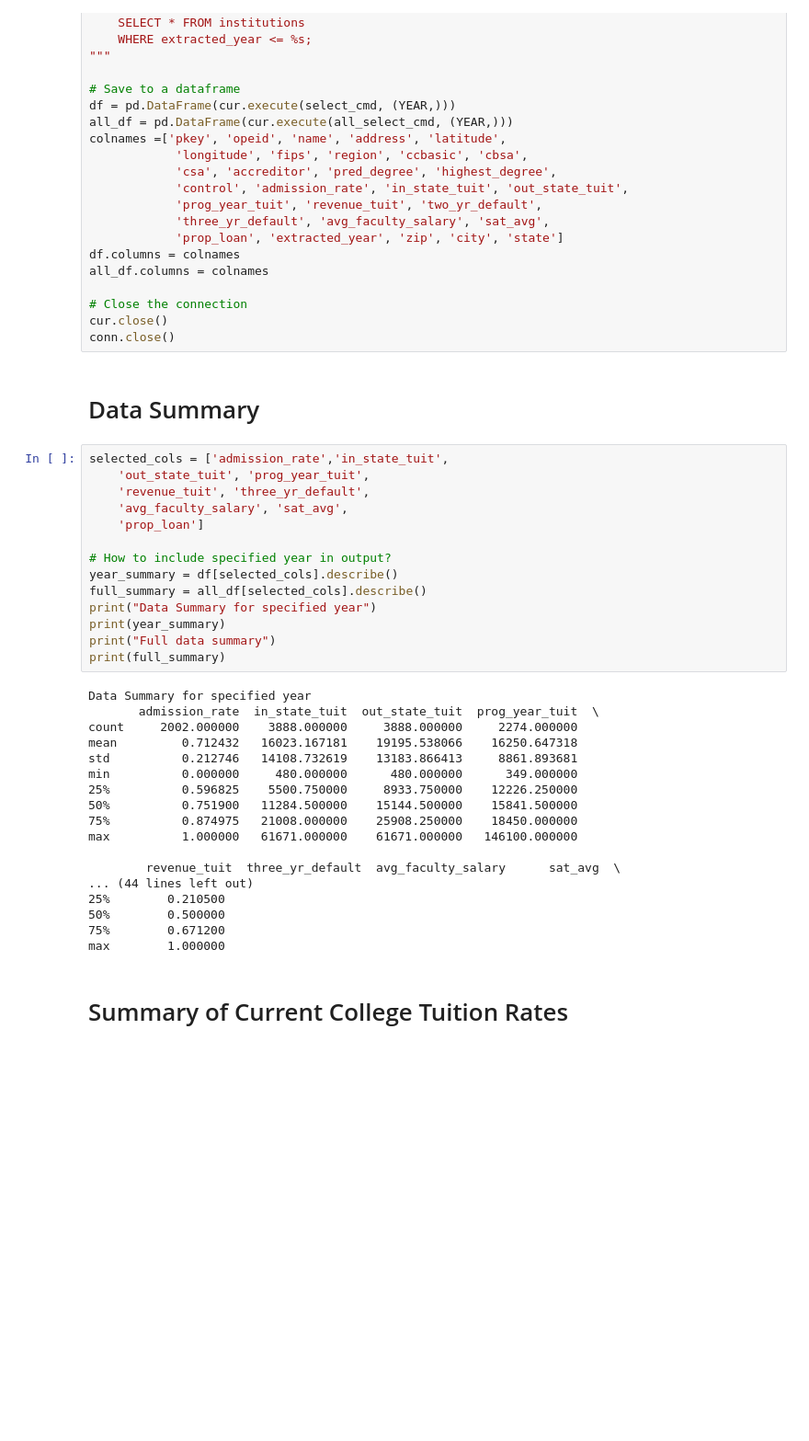
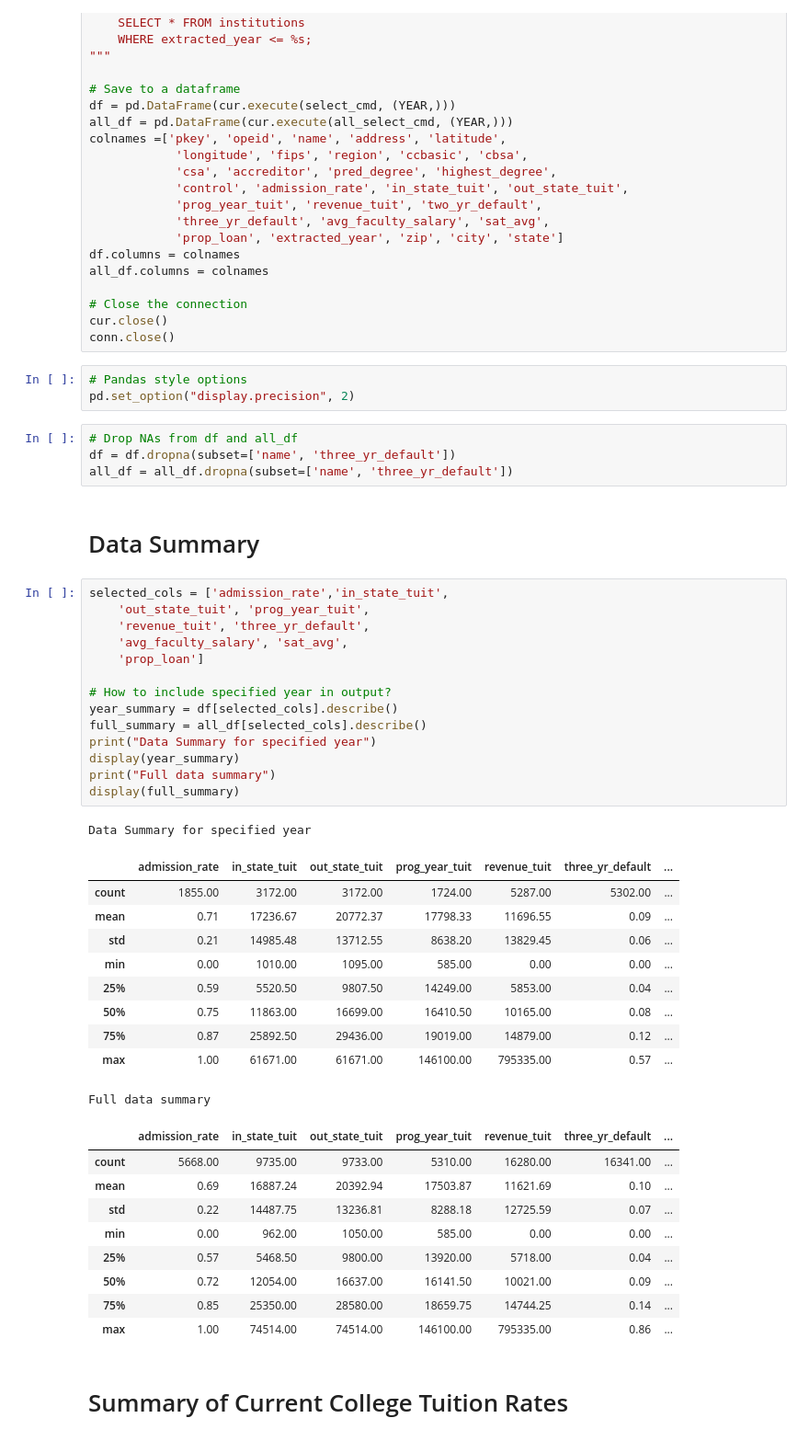
Before and after one commit to sophiagzf/teamHoward, a Jupyter notebook: create_report.ipynb, the cells around one changed output. Shown at 92% size. Cells and saved outputs as stored; diff of their text form; blank space fills up the shorter version.

```diff
--- a/create_report.ipynb
+++ b/create_report.ipynb
@@ -52,40 +54,50 @@ all_df.columns = colnames
 # Close the connection
 cur.close()
 conn.close()
+# %%
+# Pandas style options
+pd.set_option("display.precision", 2)
+# %%
+# Drop NAs from df and all_df
+df = df.dropna(subset=['name', 'three_yr_default'])
+all_df = all_df.dropna(subset=['name', 'three_yr_default'])
 # %% [markdown]
 # Data Summary
 # %%
 selected_cols = ['admission_rate','in_state_tuit',
     'out_state_tuit', 'prog_year_tuit',
     'revenue_tuit', 'three_yr_default',
     'avg_faculty_salary', 'sat_avg',
     'prop_loan']
 
 # How to include specified year in output?
 year_summary = df[selected_cols].describe()
 full_summary = all_df[selected_cols].describe()
 print("Data Summary for specified year")
-print(year_summary)
+display(year_summary)
 print("Full data summary")
-print(full_summary)
+display(full_summary)
 # %% [output]
 Data Summary for specified year
-       admission_rate  in_state_tuit  out_state_tuit  prog_year_tuit  \
-count     2002.000000    3888.000000     3888.000000     2274.000000
-mean         0.712432   16023.167181    19195.538066    16250.647318
-std          0.212746   14108.732619    13183.866413     8861.893681
-min          0.000000     480.000000      480.000000      349.000000
-25%          0.596825    5500.750000     8933.750000    12226.250000
-50%          0.751900   11284.500000    15144.500000    15841.500000
-75%          0.874975   21008.000000    25908.250000    18450.000000
-max          1.000000   61671.000000    61671.000000   146100.000000
-
-        revenue_tuit  three_yr_default  avg_faculty_salary      sat_avg  \
-... (44 lines left out)
-25%        0.210500
-50%        0.500000
-75%        0.671200
-max        1.000000
+|  | admission_rate | in_state_tuit | out_state_tuit | prog_year_tuit | revenue_tuit | three_yr_default | ... |
+| count | 1855.00 | 3172.00 | 3172.00 | 1724.00 | 5287.00 | 5302.00 | ... |
+| mean | 0.71 | 17236.67 | 20772.37 | 17798.33 | 11696.55 | 0.09 | ... |
+| std | 0.21 | 14985.48 | 13712.55 | 8638.20 | 13829.45 | 0.06 | ... |
+| min | 0.00 | 1010.00 | 1095.00 | 585.00 | 0.00 | 0.00 | ... |
+| 25% | 0.59 | 5520.50 | 9807.50 | 14249.00 | 5853.00 | 0.04 | ... |
+| 50% | 0.75 | 11863.00 | 16699.00 | 16410.50 | 10165.00 | 0.08 | ... |
+| 75% | 0.87 | 25892.50 | 29436.00 | 19019.00 | 14879.00 | 0.12 | ... |
+| max | 1.00 | 61671.00 | 61671.00 | 146100.00 | 795335.00 | 0.57 | ... |
+Full data summary
+|  | admission_rate | in_state_tuit | out_state_tuit | prog_year_tuit | revenue_tuit | three_yr_default | ... |
+| count | 5668.00 | 9735.00 | 9733.00 | 5310.00 | 16280.00 | 16341.00 | ... |
+| mean | 0.69 | 16887.24 | 20392.94 | 17503.87 | 11621.69 | 0.10 | ... |
+| std | 0.22 | 14487.75 | 13236.81 | 8288.18 | 12725.59 | 0.07 | ... |
+| min | 0.00 | 962.00 | 1050.00 | 585.00 | 0.00 | 0.00 | ... |
+| 25% | 0.57 | 5468.50 | 9800.00 | 13920.00 | 5718.00 | 0.04 | ... |
+| 50% | 0.72 | 12054.00 | 16637.00 | 16141.50 | 10021.00 | 0.09 | ... |
+| 75% | 0.85 | 25350.00 | 28580.00 | 18659.75 | 14744.25 | 0.14 | ... |
+| max | 1.00 | 74514.00 | 74514.00 | 146100.00 | 795335.00 | 0.86 | ... |
 # %% [markdown]
 # Summary of Current College Tuition Rates
 # %% [markdown]
```
Also changed, not shown: parts of 12 cells of this notebook.
